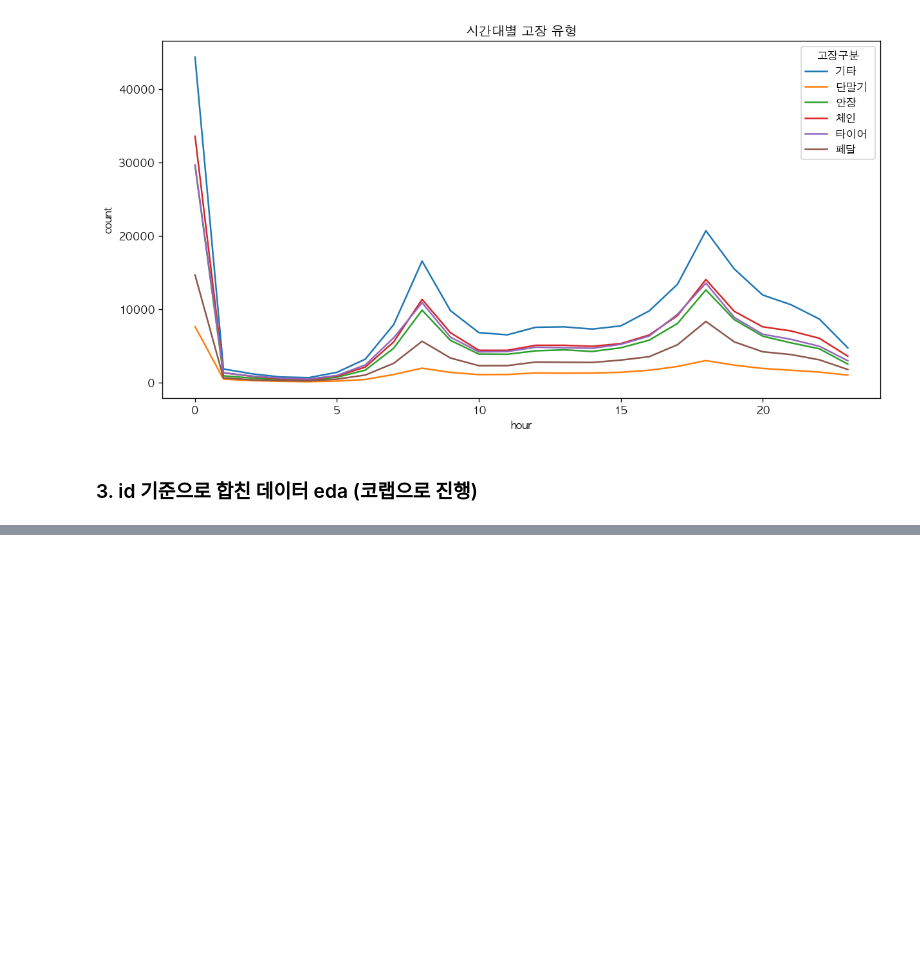
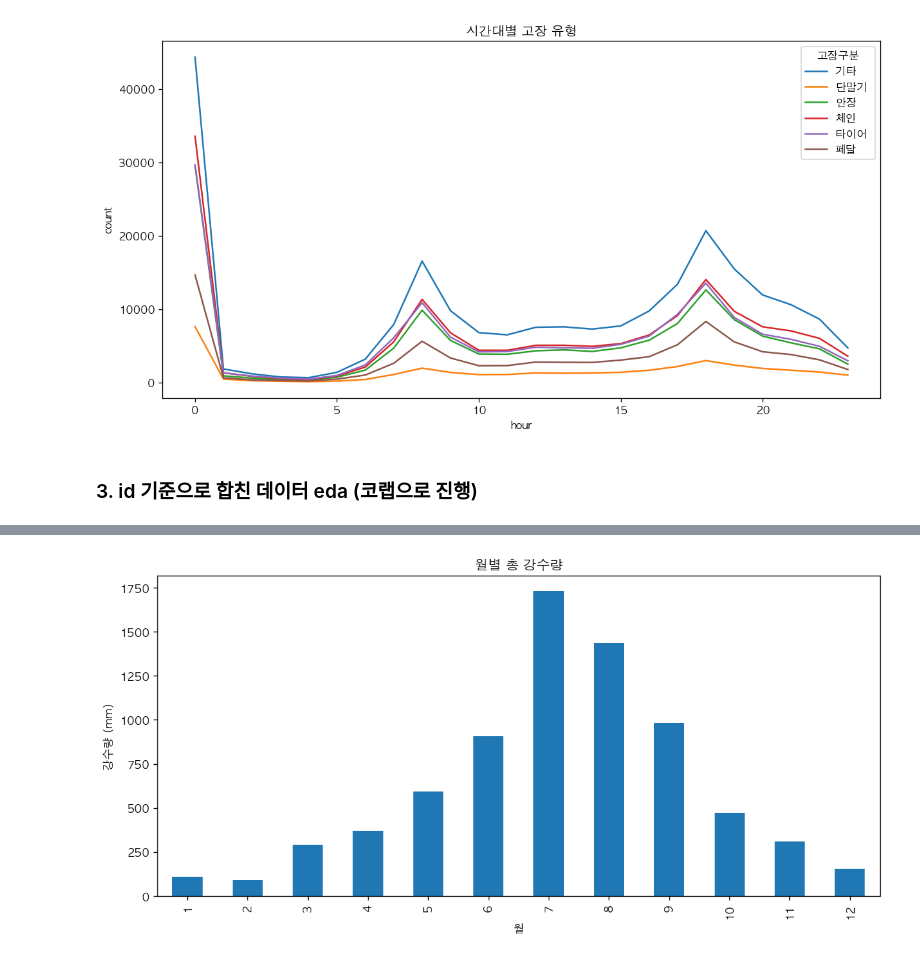
Before and after one commit to Jinx921/26-1_BITAmin_project, a Jupyter notebook: data_eda.ipynb, the cells around one changed output, grey strips where cells are left out. Drawn from its saved outputs; the diff is of its cells as text; code cells hidden in the pictures; blank space fills up the shorter version.

```diff
--- a/data_eda.ipynb
+++ b/data_eda.ipynb
@@ -616,0 +762,15 @@ plt.show()
+# %%
+# 월별 강수량 분포
+weather['month'] = weather['일시'].dt.month
+
+monthly_rain = weather.groupby('month')['일강수량(mm)'].sum()
+
+fig, ax = plt.subplots()
+monthly_rain.plot(kind='bar', ax=ax)
+ax.set_title('월별 총 강수량')
+ax.set_xlabel('월')
+ax.set_ylabel('강수량 (mm)')
+plt.tight_layout()
+plt.show()
+# %% [output]
+[figure, added]
```
Also changed, not shown: parts of 11 cells of this notebook.
